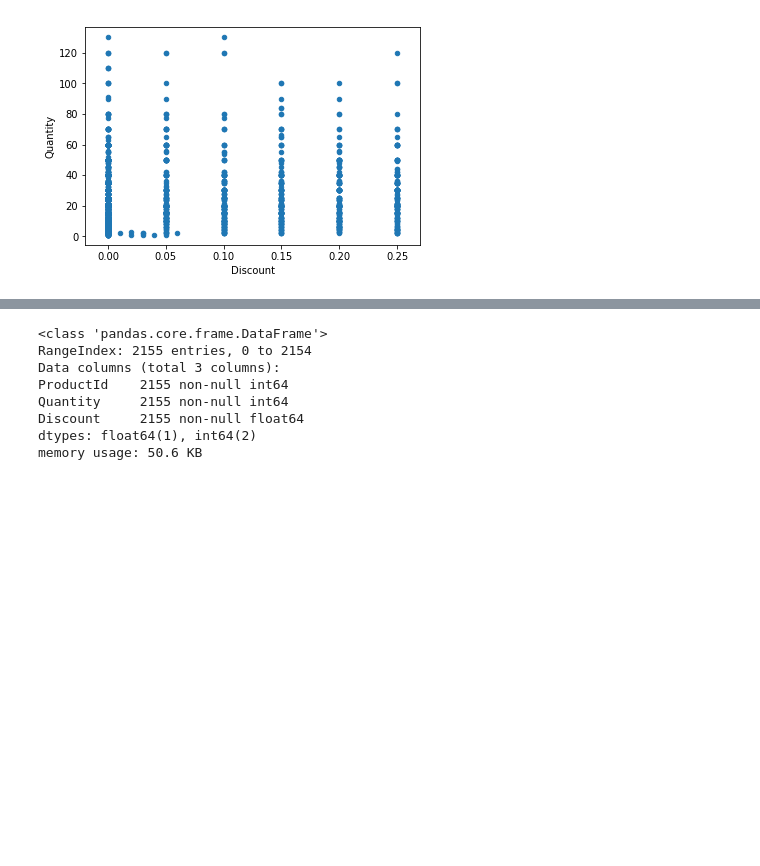
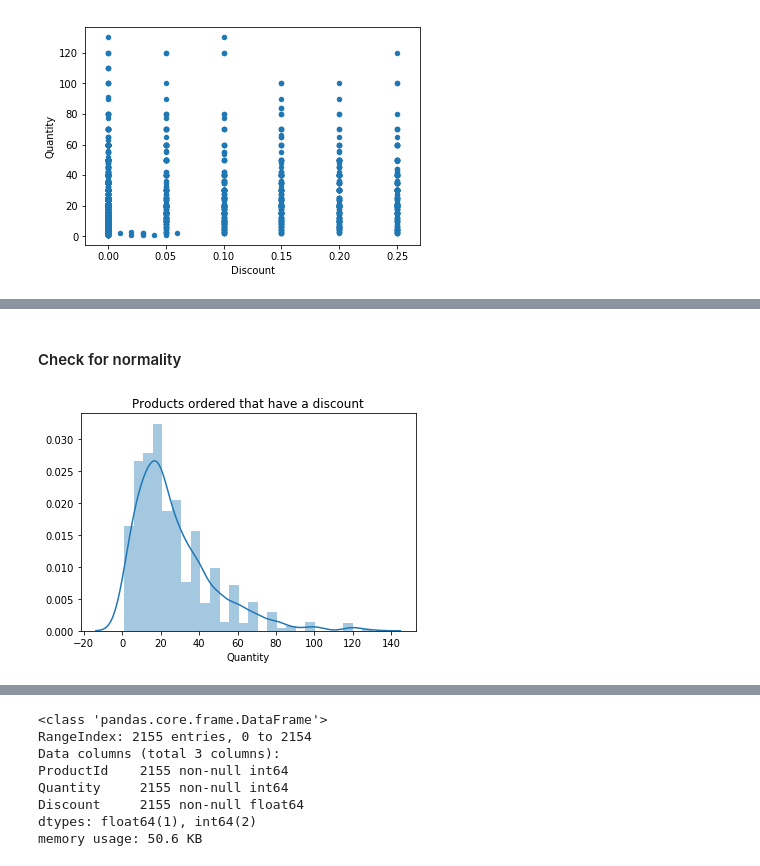
Before and after one commit to naquech-DS/dsc-2-final-project-online-ds-ft-112618, a Jupyter notebook: student.ipynb, the cells around one changed output, grey strips where cells are left out. Saved outputs shown, nothing was run; the diff lists cells and outputs as text; code cells hidden in the pictures; blank space fills up the shorter version.

```diff
--- a/student.ipynb
+++ b/student.ipynb
@@ -221,0 +253,5 @@ At a first look it doesn't seem that dicounts affect the quantity of products or
+# %%
+#divide table and make a dataframe for discounted and non-discounted products
+
+df_NoDiscount = pd.read_sql_query('''select Quantity, Discount from [OrderDetail] where Discount == 0.00''', engine)
+df_Discount = pd.read_sql_query('''select Quantity, Discount from [OrderDetail] where Discount != 0.00''', engine)
@@ -221,0 +307,8 @@ At a first look it doesn't seem that dicounts affect the quantity of products or
+# %% [markdown]
+#### Check for normality
+# %%
+plt.figure()
+sns.distplot(df_Discount['Quantity'], label='Discount group');
+plt.title('Products ordered that have a discount');
+# %% [output]
+[figure, added]
```
Also changed, not shown: parts of 26 cells of this notebook.
